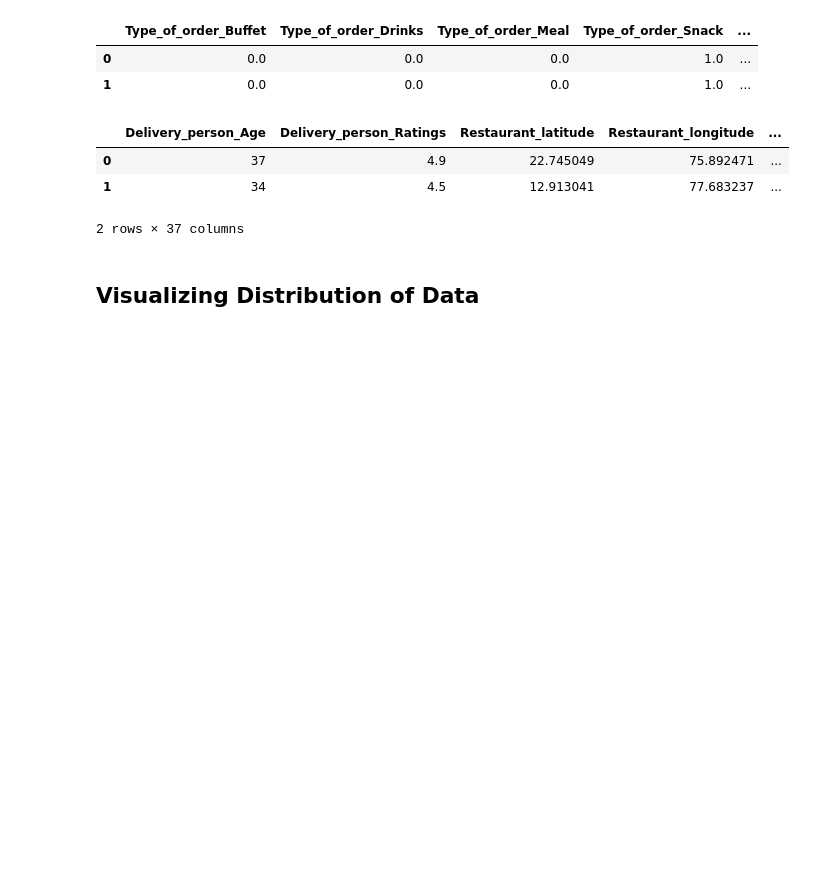
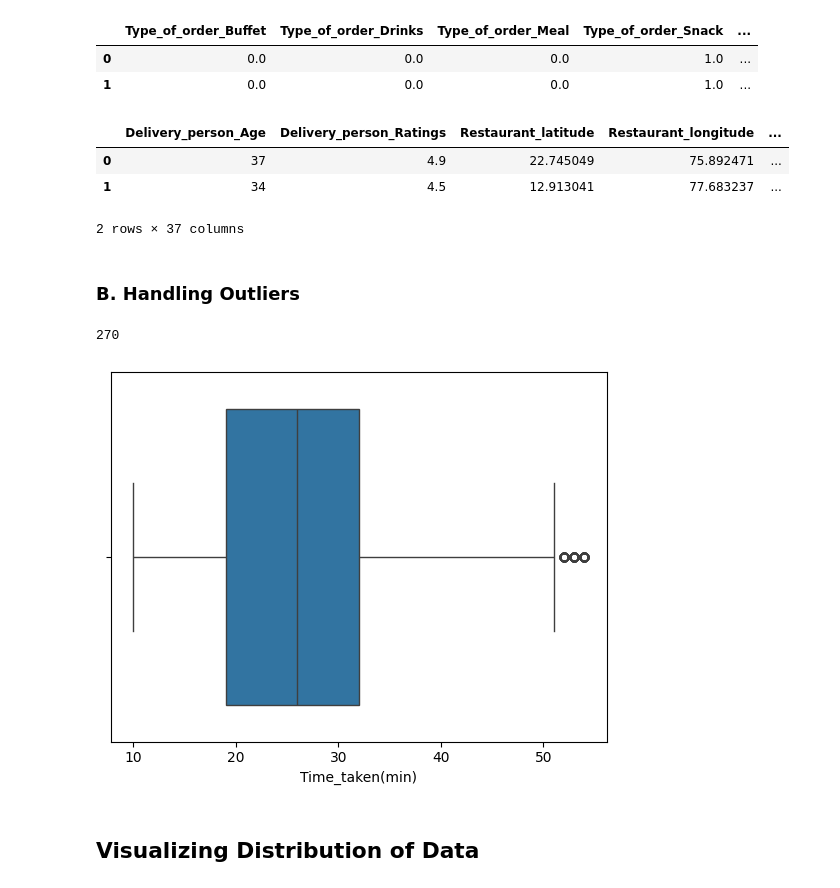
Before and after one commit to raghavsudan2006-spec/Food-Delivery-Time-Prediction, a Jupyter notebook: notebook/Food Delivery Time Prediction — Exploratory Data Analysis.ipynb, the cells around one changed output. Cells and saved outputs as stored; diff of their text form; code cells hidden in the pictures; blank space fills up the shorter version.

```diff
--- a/notebook/Food Delivery Time Prediction — Exploratory Data Analysis.ipynb
+++ b/notebook/Food Delivery Time Prediction — Exploratory Data Analysis.ipynb
@@ -431,3 +451,5 @@ data.head(2)
 | 0 | 37 | 4.9 | 22.745049 | 75.892471 | ... |
 | 1 | 34 | 4.5 | 12.913041 | 77.683237 | ... |
 2 rows × 37 columns
+# %% [markdown]
+### B. Handling Outliers
@@ -434,3 +466,12 @@ data.head(2)
+# %%
+print(outliers.count())
+# %% [output]
+270
+# %%
+sns.boxplot(x = data['Time_taken(min)'])
+plt.show()
+# %% [output]
+[figure, added]
 # %% [markdown]
 ## Visualizing Distribution of Data
 # %%
```
Also changed, not shown: parts of 9 cells of this notebook, 1 other file.
